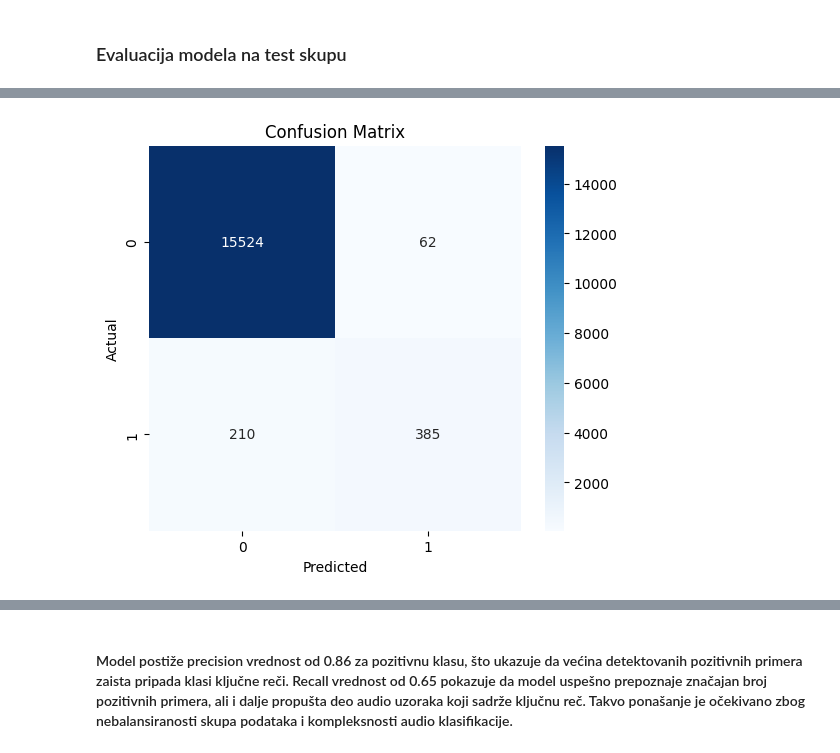
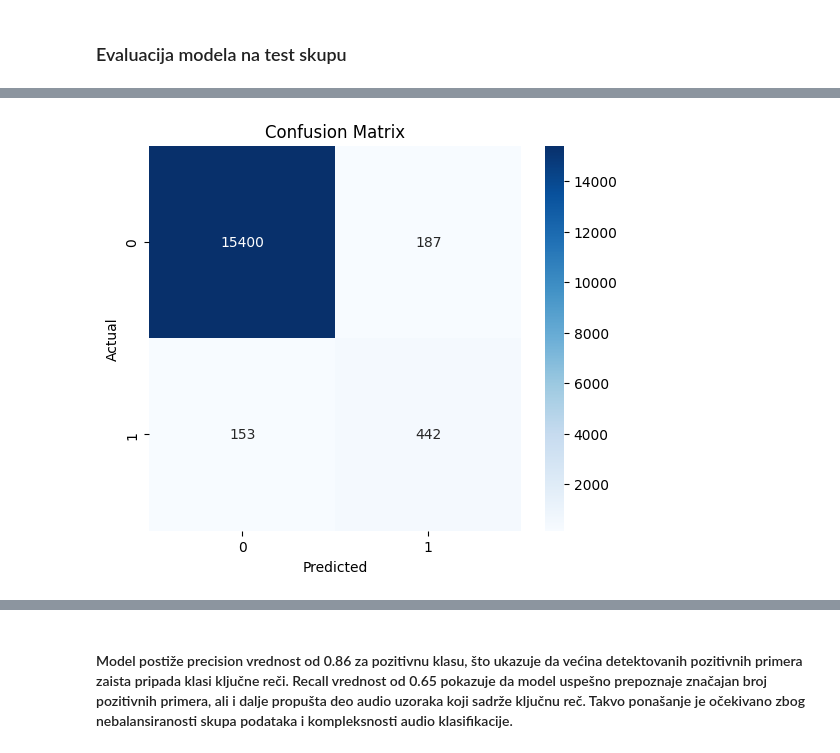
Before and after one commit to medenica02/wake-word-detection, a Jupyter notebook: main.ipynb, the cells around one changed output, grey strips where cells are left out. Saved outputs shown, nothing was run; the diff lists cells and outputs as text; code cells hidden in the pictures.

Commit message:
Making CNNUnified class for model

```diff
--- a/main.ipynb
+++ b/main.ipynb
@@ -523,3 +508,5 @@ for folder_name in os.listdir(dataset_path):
+# %%
+X_lfcc,y_lfcc = extract_audio_files_lfcc(dataset_path,wake_word_folder)
 # %%
 X_lfcc = np.array(X_lfcc)
 y_lfcc = np.array(y_lfcc)
@@ -672,5 +592,5 @@ class WakeWordCNN(nn.Module):
 # %%
-lfcc_model = WakeWordCNN()
+lfcc_model = WakeWordCNNUnified()
 
 print(lfcc_model)
 # %% [output]
@@ -777,20 +660,0 @@ all_probs = []
-# %%
-with torch.no_grad():
-
-    for inputs, labels in lfcc_test_loader:
-
-        outputs = lfcc_model(inputs)
-
-        predictions = (outputs >= 0.5).float()
-
-        all_probs.extend(
-            outputs.squeeze().numpy()
-        )
-
-        all_predictions.extend(
-            predictions.squeeze().numpy()
-        )
-
-        all_labels.extend(
-            labels.numpy()
-        )
@@ -805,0 +661,18 @@ LFCC Accuracy: 0.9831901613002905
+# %%
+lfcc_model.eval()
+all_probs,all_preds, all_labels= [], [], []
+
+threshold= 0.96
+
+with torch.no_grad():
+    for inputs, labels in lfcc_test_loader:
+        outputs= torch.sigmoid(lfcc_model(inputs))
+        preds= (outputs >= threshold).float()
+        all_probs.extend(outputs.squeeze().numpy())
+        all_preds.extend(preds.squeeze().numpy())
+        all_labels.extend(labels.numpy())
+
+lfcc_accuracy= accuracy_score(all_labels, all_preds)
+print("LFCC Accuracy:", lfcc_accuracy)
+print(confusion_matrix(all_labels, all_preds))
+print(classification_report(all_labels, all_preds, zero_division=0))
@@ -820,14 +715,14 @@ plt.show()
 # %%
 cm = confusion_matrix(
     all_labels,
-    all_predictions
+    all_preds
 )
 
 plt.figure(figsize=(6,5))
 sns.heatmap(cm,annot=True,fmt='d',cmap='Blues')
 plt.xlabel("Predicted")
 plt.ylabel("Actual")
 plt.title("Confusion Matrix")
 plt.show()
 # %% [output]
-[figure, old version]
+[figure, new version]
```
Also changed, not shown: parts of 53 cells of this notebook.
